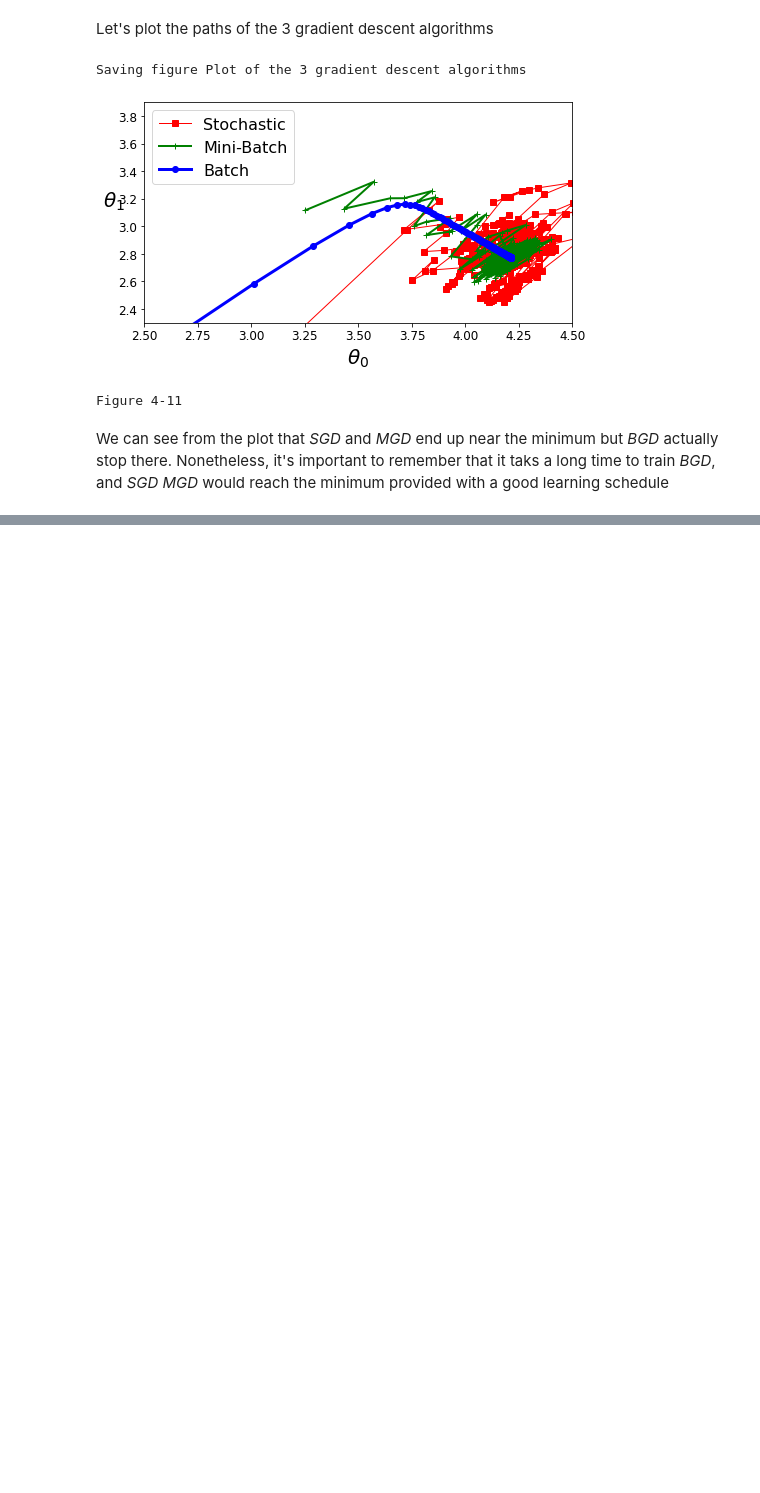
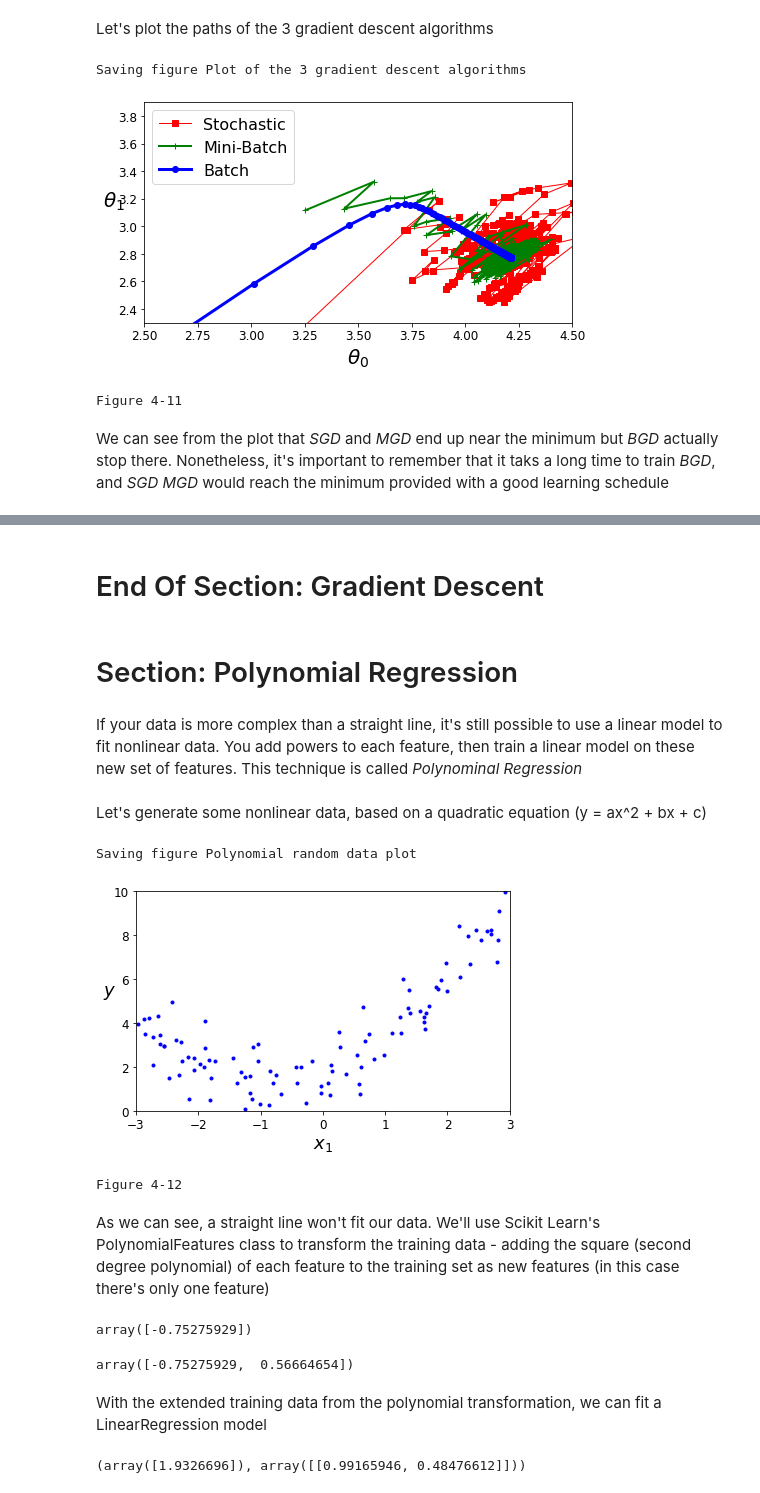
Before and after one commit to MarkJasonE/HandsOnML-TrainingLinearModels-Exercise, a Jupyter notebook: TrainingLinearModels.ipynb, the cells around one changed output, grey strips where cells are left out. Saved outputs shown, nothing was run; the diff lists cells and outputs as text; code cells hidden in the pictures; blank space fills up the shorter version.

```diff
--- a/TrainingLinearModels.ipynb
+++ b/TrainingLinearModels.ipynb
@@ -414,3 +416,50 @@ This table helps clarify the differences in <em>GD</em> algorithms for Linear Re
     <li><strong>n</strong>: Number of features (e.g range of color pixel)</li>
 </ul>
 <img src="images/Comparison of algorithms for linear regression.png">
+# %% [markdown]
+# End Of Section: Gradient Descent
+# %% [markdown]
+# Section: Polynomial Regression
+# %% [markdown]
+If your data is more complex than a straight line, it's still possible to use a linear model to fit nonlinear data. You add powers to each feature, then train a linear model on these new set of features. This technique is called <em>Polynominal Regression</em>
+# %% [markdown]
+Let's generate some nonlinear data, based on a quadratic equation (y = ax^2 + bx + c)
+# %%
+np.random.seed(42)
+m = 100
+X = 6 * np.random.rand(m, 1) - 3
+y = 0.5 * X**2 + X + 2 + np.random.randn(m, 1) #y = 0X^2 + X + 2 + Gaussian noise
+# %%
+plt.plot(X, y, "b.")
+plt.xlabel("$x_1$", fontsize=18)
+plt.ylabel("$y$", rotation=0, fontsize=18)
+plt.axis([-3, 3, 0, 10])
+save_fig("Polynomial random data plot")
+plt.show()
+print("Figure 4-12")
+# %% [output]
+Saving figure Polynomial random data plot
+[figure, added]
+Figure 4-12
+# %% [markdown]
+As we can see, a straight line won't fit our data. We'll use Scikit Learn's PolynomialFeatures class to transform the training data - adding the square (second degree polynomial) of each feature to the training set as new features (in this case there's only one feature)
+# %%
+#sklearn.preprocessing.PolynomialFeatures(degree=2, *, interaction_only=False,
+#include_bias=True, order="C")
+poly_features = PolynomialFeatures(degree=2, include_bias=False)
+X_poly = poly_features.fit_transform(X)
+X[0]
+# %% [output]
+array([-0.75275929])
+# %%
+X_poly[0]
+# %% [output]
+array([-0.75275929,  0.56664654])
+# %% [markdown]
+With the extended training data from the polynomial transformation, we can fit a LinearRegression model
+# %%
+lin_reg = LinearRegression()
+lin_reg.fit(X_poly, y)
+lin_reg.intercept_, lin_reg.coef_
+# %% [output]
+(array([1.9326696]), array([[0.99165946, 0.48476612]]))
```
Also changed, not shown: parts of 3 cells of this notebook, 2 other files.
